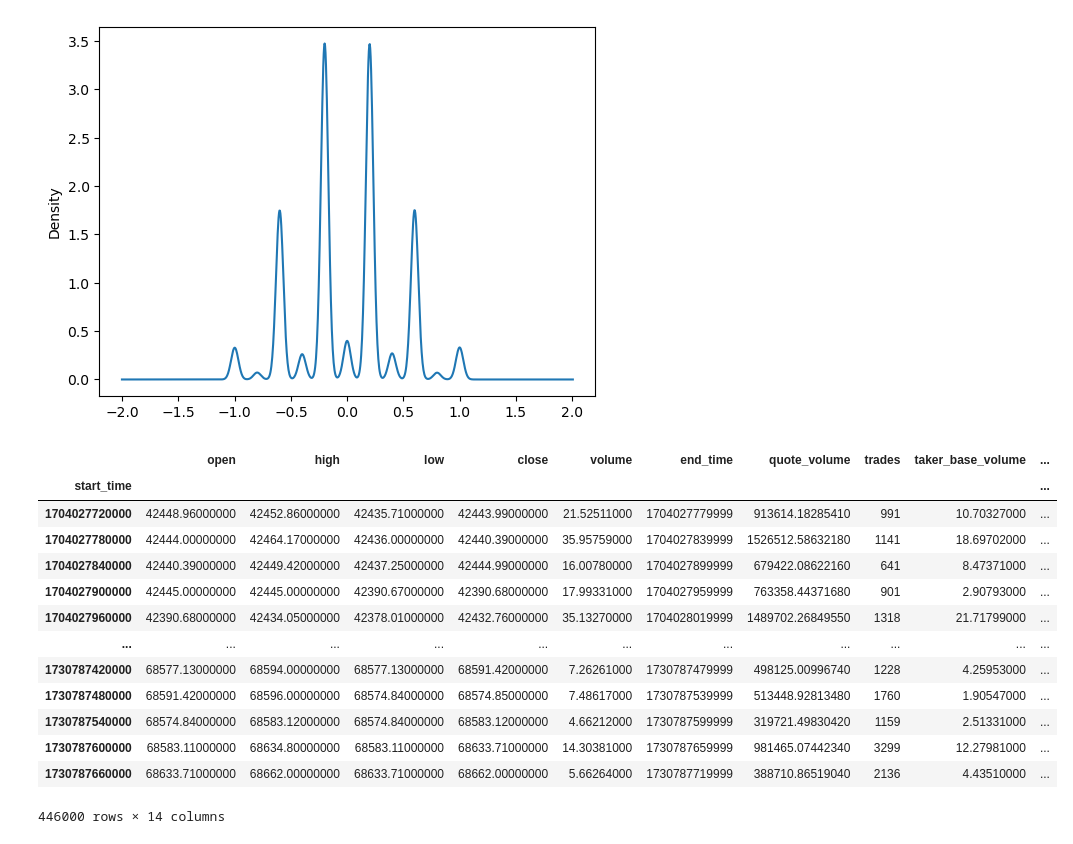
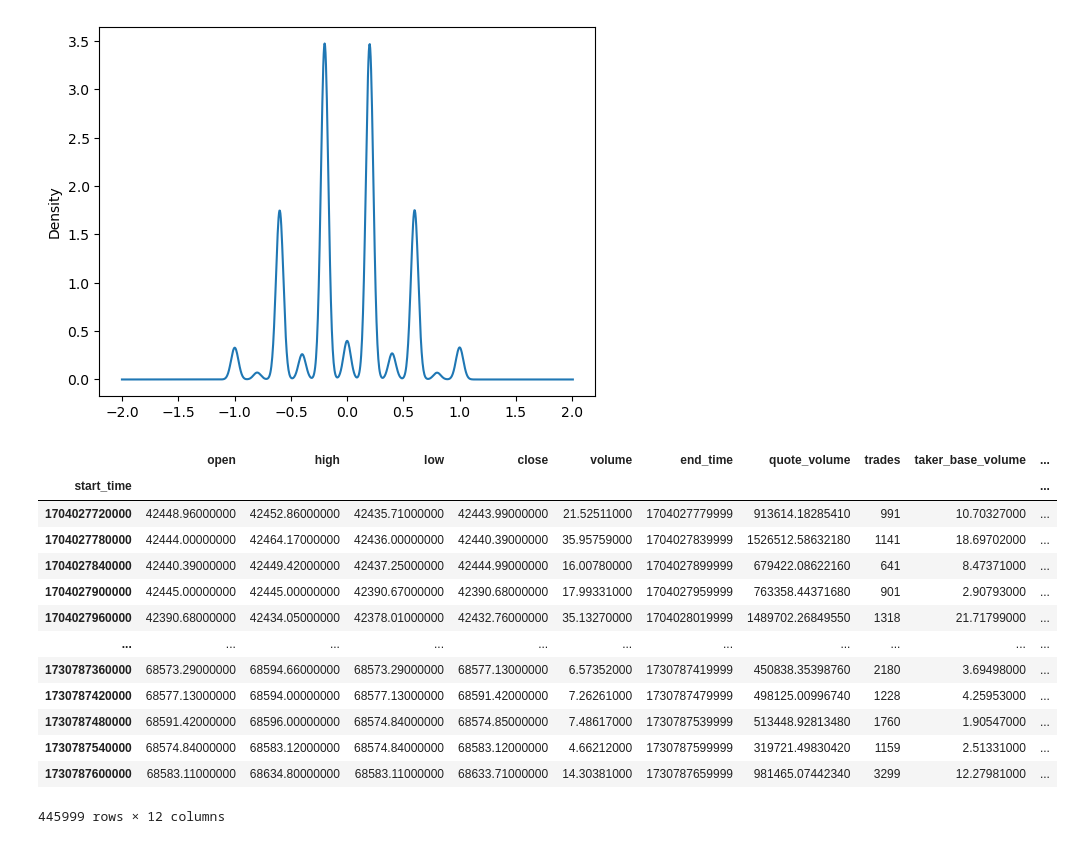
Before and after one commit to Kenneth0901/HFT, a Jupyter notebook: test.ipynb, the cells around one changed output. Cells and saved outputs as stored; diff of their text form; code cells hidden in the pictures.

```diff
--- a/test.ipynb
+++ b/test.ipynb
@@ -59,19 +59,19 @@ calculate_scores(5, df).plot.kde()
 # %%
 0.0010963416143219145
 # %%
-df_copy
+df.dropna()
 # %% [output]
 |  | open | high | low | close | volume | end_time | quote_volume | trades | taker_base_volume | ... |
 | start_time |  |  |  |  |  |  |  |  |  | ... |
 | 1704027720000 | 42448.96000000 | 42452.86000000 | 42435.71000000 | 42443.99000000 | 21.52511000 | 1704027779999 | 913614.18285410 | 991 | 10.70327000 | ... |
 | 1704027780000 | 42444.00000000 | 42464.17000000 | 42436.00000000 | 42440.39000000 | 35.95759000 | 1704027839999 | 1526512.58632180 | 1141 | 18.69702000 | ... |
 | 1704027840000 | 42440.39000000 | 42449.42000000 | 42437.25000000 | 42444.99000000 | 16.00780000 | 1704027899999 | 679422.08622160 | 641 | 8.47371000 | ... |
 | 1704027900000 | 42445.00000000 | 42445.00000000 | 42390.67000000 | 42390.68000000 | 17.99331000 | 1704027959999 | 763358.44371680 | 901 | 2.90793000 | ... |
 | 1704027960000 | 42390.68000000 | 42434.05000000 | 42378.01000000 | 42432.76000000 | 35.13270000 | 1704028019999 | 1489702.26849550 | 1318 | 21.71799000 | ... |
 | ... | ... | ... | ... | ... | ... | ... | ... | ... | ... | ... |
+| 1730787360000 | 68573.29000000 | 68594.66000000 | 68573.29000000 | 68577.13000000 | 6.57352000 | 1730787419999 | 450838.35398760 | 2180 | 3.69498000 | ... |
 | 1730787420000 | 68577.13000000 | 68594.00000000 | 68577.13000000 | 68591.42000000 | 7.26261000 | 1730787479999 | 498125.00996740 | 1228 | 4.25953000 | ... |
 | 1730787480000 | 68591.42000000 | 68596.00000000 | 68574.84000000 | 68574.85000000 | 7.48617000 | 1730787539999 | 513448.92813480 | 1760 | 1.90547000 | ... |
 | 1730787540000 | 68574.84000000 | 68583.12000000 | 68574.84000000 | 68583.12000000 | 4.66212000 | 1730787599999 | 319721.49830420 | 1159 | 2.51331000 | ... |
 | 1730787600000 | 68583.11000000 | 68634.80000000 | 68583.11000000 | 68633.71000000 | 14.30381000 | 1730787659999 | 981465.07442340 | 3299 | 12.27981000 | ... |
-| 1730787660000 | 68633.71000000 | 68662.00000000 | 68633.71000000 | 68662.00000000 | 5.66264000 | 1730787719999 | 388710.86519040 | 2136 | 4.43510000 | ... |
-446000 rows × 14 columns
+445999 rows × 12 columns
```
Also changed, not shown: parts of 2 cells of this notebook, 1 other file.
